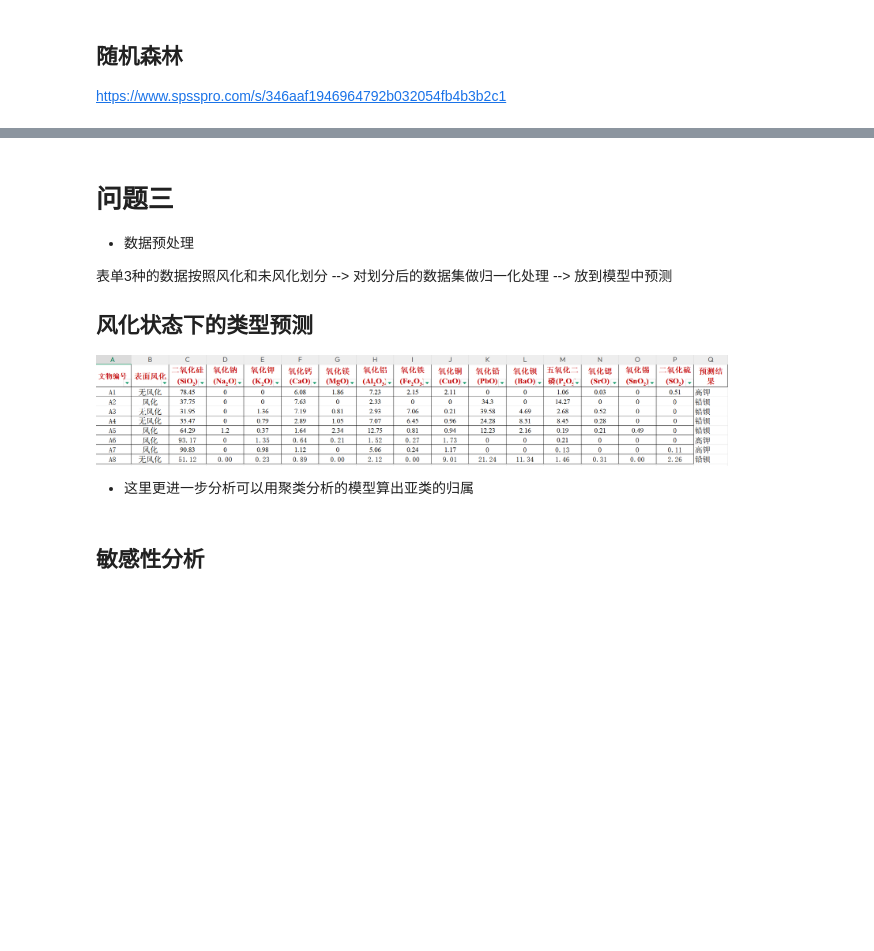
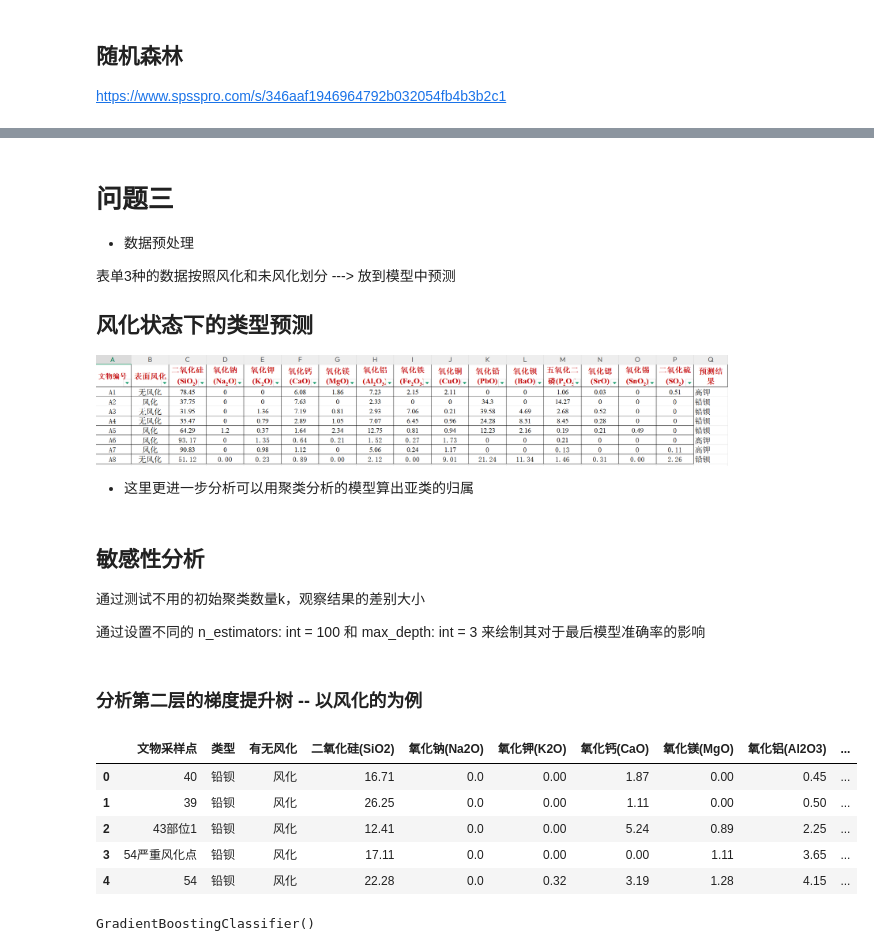
Before and after one commit to Chasen-Liao/CBC, a Jupyter notebook: 第一次培训/求解过程/写作思路.ipynb, the cells around one changed output, grey strips where cells are left out. Saved outputs shown, nothing was run; the diff lists cells and outputs as text; code cells hidden in the pictures; blank space fills up the shorter version.

```diff
--- a/第一次培训/求解过程/写作思路.ipynb
+++ b/第一次培训/求解过程/写作思路.ipynb
@@ -210,7 +222,7 @@ print(result)
 
 - 数据预处理
 
-表单3种的数据按照风化和未风化划分 --> 对划分后的数据集做归一化处理 --> 放到模型中预测
+表单3种的数据按照风化和未风化划分 ---> 放到模型中预测
 
 ## 风化状态下的类型预测
 
@@ -219,3 +231,20 @@ print(result)
 - 这里更进一步分析可以用聚类分析的模型算出亚类的归属
 # %% [markdown]
 ## 敏感性分析
+
+通过测试不用的初始聚类数量k，观察结果的差别大小
+
+通过设置不同的 n_estimators: int = 100 和 max_depth: int = 3 来绘制其对于最后模型准确率的影响
+# %% [markdown]
+### 分析第二层的梯度提升树 -- 以风化的为例
+# %%
+# 数据输入
+data3 = pd.read_excel('附件-处理.xlsx', sheet_name='问2-风化')
+data3.head()
+# %% [output]
+|  | 文物采样点 | 类型 | 有无风化 | 二氧化硅(SiO2) | 氧化钠(Na2O) | 氧化钾(K2O) | 氧化钙(CaO) | 氧化镁(MgO) | 氧化铝(Al2O3) | ... |
+| 0 | 40 | 铅钡 | 风化 | 16.71 | 0.0 | 0.00 | 1.87 | 0.00 | 0.45 | ... |
+| 1 | 39 | 铅钡 | 风化 | 26.25 | 0.0 | 0.00 | 1.11 | 0.00 | 0.50 | ... |
+| 2 | 43部位1 | 铅钡 | 风化 | 12.41 | 0.0 | 0.00 | 5.24 | 0.89 | 2.25 | ... |
+| 3 | 54严重风化点 | 铅钡 | 风化 | 17.11 | 0.0 | 0.00 | 0.00 | 1.11 | 3.65 | ... |
+| 4 | 54 | 铅钡 | 风化 | 22.28 | 0.0 | 0.32 | 3.19 | 1.28 | 4.15 | ... |
@@ -221,0 +279,5 @@ print(result)
+# %%
+model = GradientBoostingClassifier() # 梯度提升树
+model.fit(X, y)
+# %% [output]
+GradientBoostingClassifier()
```
Also changed, not shown: parts of 14 cells of this notebook, 3 other files.
